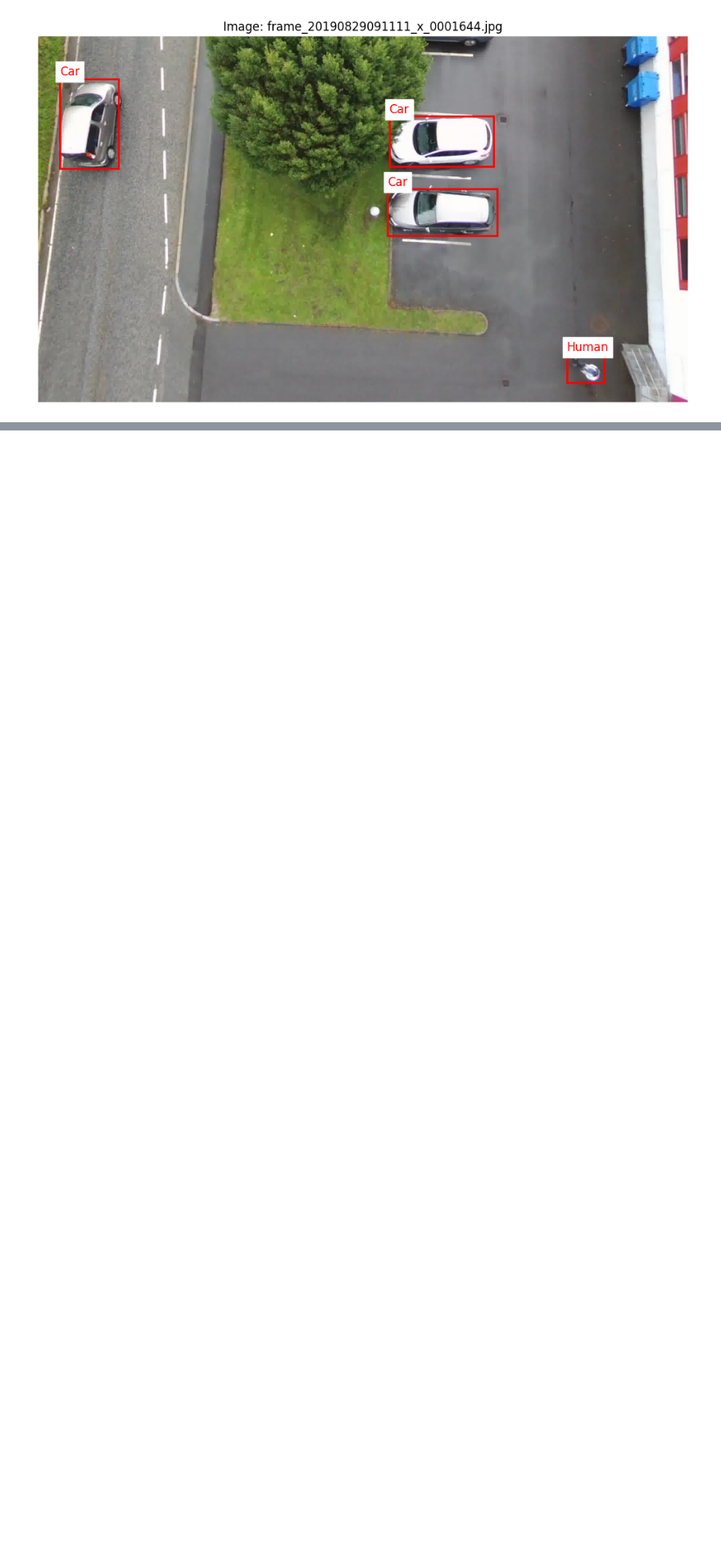
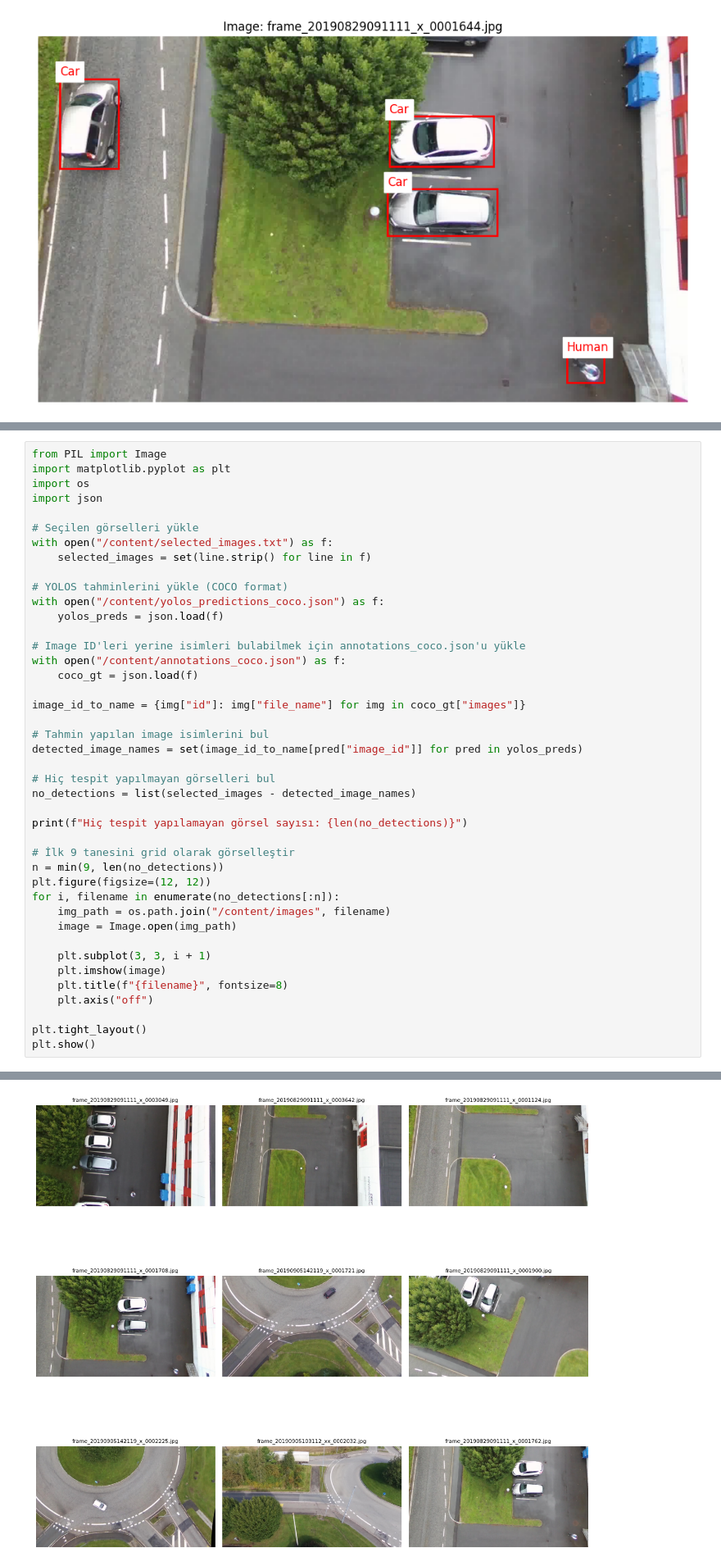
Before and after one commit to aycakrk/DI725_Ayca, a Jupyter notebook: assignment_2/ObjectDetection.ipynb, the cells around one changed output, grey strips where cells are left out. Shown at 82% size. Cells and saved outputs as stored; diff of their text form; blank space fills up the shorter version.

```diff
--- a/assignment_2/ObjectDetection.ipynb
+++ b/assignment_2/ObjectDetection.ipynb
@@ -128,0 +379,43 @@ plt.show()
+# %%
+from PIL import Image
+import matplotlib.pyplot as plt
+import os
+import json
+
+# Seçilen görselleri yükle
+with open("/content/selected_images.txt") as f:
+    selected_images = set(line.strip() for line in f)
+
+# YOLOS tahminlerini yükle (COCO format)
+with open("/content/yolos_predictions_coco.json") as f:
+    yolos_preds = json.load(f)
+
+# Image ID'leri yerine isimleri bulabilmek için annotations_coco.json'u yükle
+with open("/content/annotations_coco.json") as f:
+    coco_gt = json.load(f)
+
+image_id_to_name = {img["id"]: img["file_name"] for img in coco_gt["images"]}
+
+# Tahmin yapılan image isimlerini bul
+detected_image_names = set(image_id_to_name[pred["image_id"]] for pred in yolos_preds)
+
+# Hiç tespit yapılmayan görselleri bul
+no_detections = list(selected_images - detected_image_names)
+
+print(f"Hiç tespit yapılamayan görsel sayısı: {len(no_detections)}")
+
+# İlk 9 tanesini grid olarak görselleştir
+n = min(9, len(no_detections))
+plt.figure(figsize=(12, 12))
+for i, filename in enumerate(no_detections[:n]):
+    img_path = os.path.join("/content/images", filename)
+    image = Image.open(img_path)
+
+    plt.subplot(3, 3, i + 1)
+    plt.imshow(image)
+    plt.title(f"{filename}", fontsize=8)
+    plt.axis("off")
+
+plt.tight_layout()
+plt.show()
+# %% [output]
@@ -128,0 +423 @@ plt.show()
+[figure, added]
```
Also changed, not shown: parts of 31 cells of this notebook.
